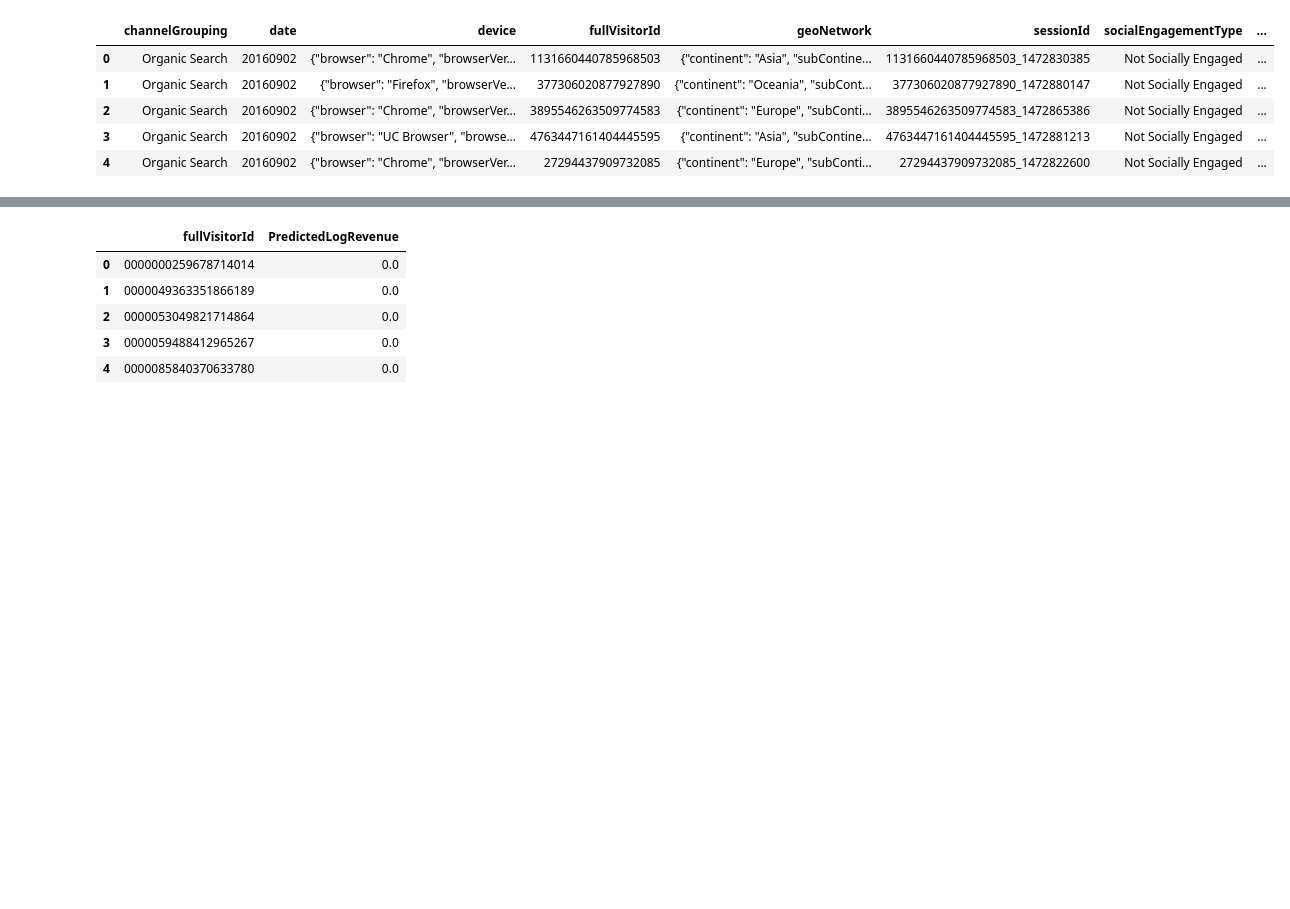
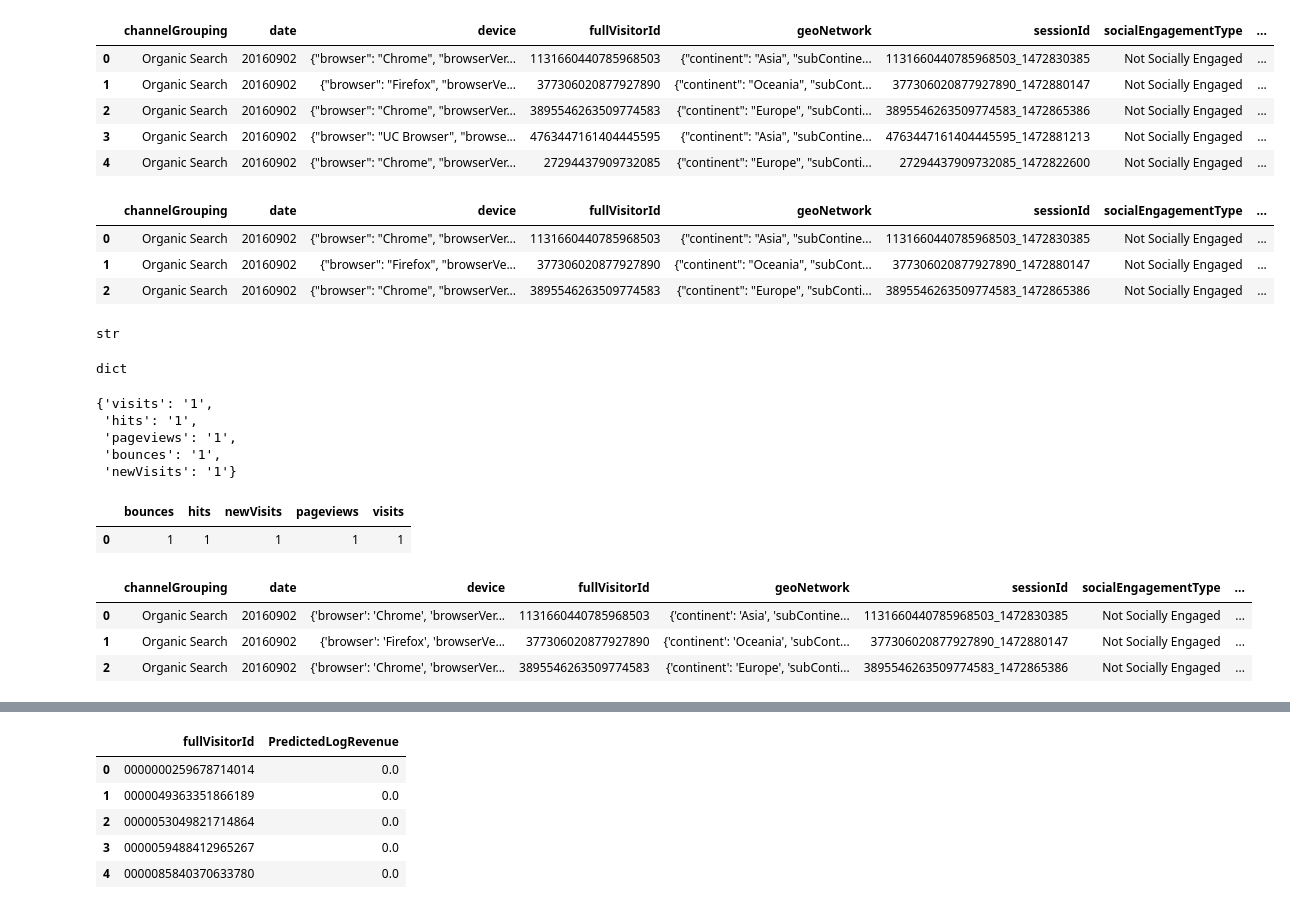
Before and after one commit to yalcinmurat1986/Google-Analytics, a Jupyter notebook: google_analytics.ipynb, the cells around one changed output, grey strips where cells are left out. Cells and saved outputs as stored; diff of their text form; code cells hidden in the pictures; blank space fills up the shorter version.

```diff
--- a/google_analytics.ipynb
+++ b/google_analytics.ipynb
@@ -1,6 +1,7 @@
 # %%
 import pandas as pd
 import numpy as np
+pd.options.display.max_columns=100
 # %%
 train = pd.read_csv('train.csv')
 test = pd.read_csv('test.csv')
@@ -123,3 +124,19 @@ train.head()
 | 4 | Organic Search | 20160902 | {"browser": "Chrome", "browserVer... | 27294437909732085 | {"continent": "Europe", "subConti... | 27294437909732085_1472822600 | Not Socially Engaged | ... |
 # %%
 # Data Cleaning
+# %%
+import numpy as np
+import pandas as pd
+ifile = "train.csv"
+num_rows = 3
+df = pd.read_csv(ifile, nrows = num_rows, converters={'fullVisitorId': str})
+df.head()
+# %% [output]
+|  | channelGrouping | date | device | fullVisitorId | geoNetwork | sessionId | socialEngagementType | ... |
+| 0 | Organic Search | 20160902 | {"browser": "Chrome", "browserVer... | 1131660440785968503 | {"continent": "Asia", "subContine... | 1131660440785968503_1472830385 | Not Socially Engaged | ... |
+| 1 | Organic Search | 20160902 | {"browser": "Firefox", "browserVe... | 377306020877927890 | {"continent": "Oceania", "subCont... | 377306020877927890_1472880147 | Not Socially Engaged | ... |
+| 2 | Organic Search | 20160902 | {"browser": "Chrome", "browserVer... | 3895546263509774583 | {"continent": "Europe", "subConti... | 3895546263509774583_1472865386 | Not Socially Engaged | ... |
+# %%
+type(df.device[0])
+# %% [output]
+str
@@ -125,0 +146,38 @@ train.head()
+# %%
+j = json.loads(df["totals"][0])
+j
+type(j)
+# %% [output]
+dict
+# %%
+j
+# %% [output]
+{'visits': '1',
+ 'hits': '1',
+ 'pageviews': '1',
+ 'bounces': '1',
+ 'newVisits': '1'}
+# %%
+
+json_normalize(j)
+# %% [output]
+|  | bounces | hits | newVisits | pageviews | visits |
+| 0 | 1 | 1 | 1 | 1 | 1 |
+# %%
+json_cols = ['device', 'geoNetwork', 'totals', 'trafficSource'] # List columns where data is stored in JSON format
+
+# Apply converter to convert JSON format data into JSON object
+json_conv = {col: json.loads for col in (json_cols)}
+
+# Read the CSV with the new converter
+df = pd.read_csv("train.csv",
+    dtype={'fullVisitorId': str},
+    converters=json_conv,
+    nrows=num_rows)
+
+df.head()
+# %% [output]
+|  | channelGrouping | date | device | fullVisitorId | geoNetwork | sessionId | socialEngagementType | ... |
+| 0 | Organic Search | 20160902 | {'browser': 'Chrome', 'browserVer... | 1131660440785968503 | {'continent': 'Asia', 'subContine... | 1131660440785968503_1472830385 | Not Socially Engaged | ... |
+| 1 | Organic Search | 20160902 | {'browser': 'Firefox', 'browserVe... | 377306020877927890 | {'continent': 'Oceania', 'subCont... | 377306020877927890_1472880147 | Not Socially Engaged | ... |
+| 2 | Organic Search | 20160902 | {'browser': 'Chrome', 'browserVer... | 3895546263509774583 | {'continent': 'Europe', 'subConti... | 3895546263509774583_1472865386 | Not Socially Engaged | ... |
```
Also changed, not shown: parts of 34 cells of this notebook.
